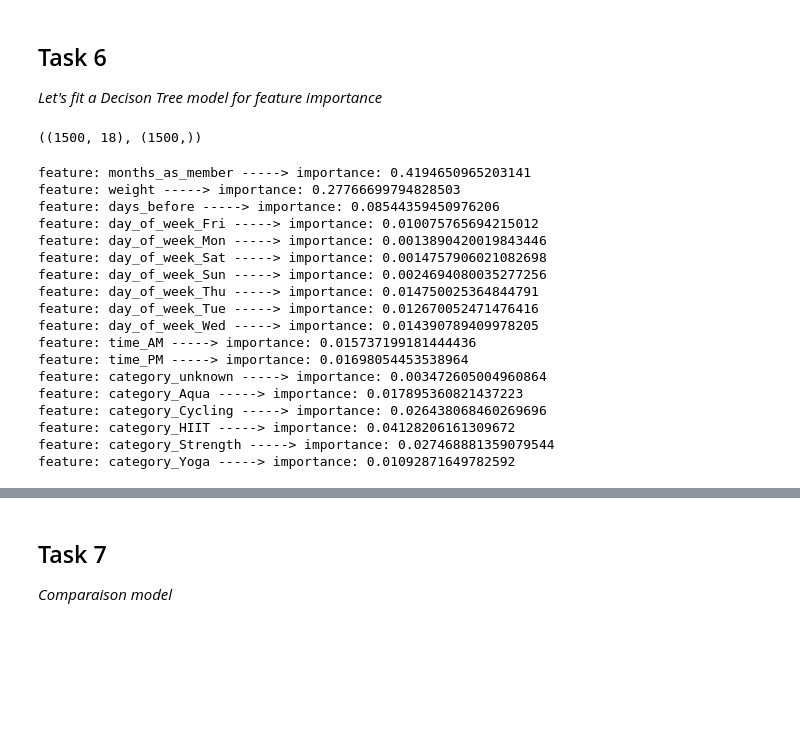
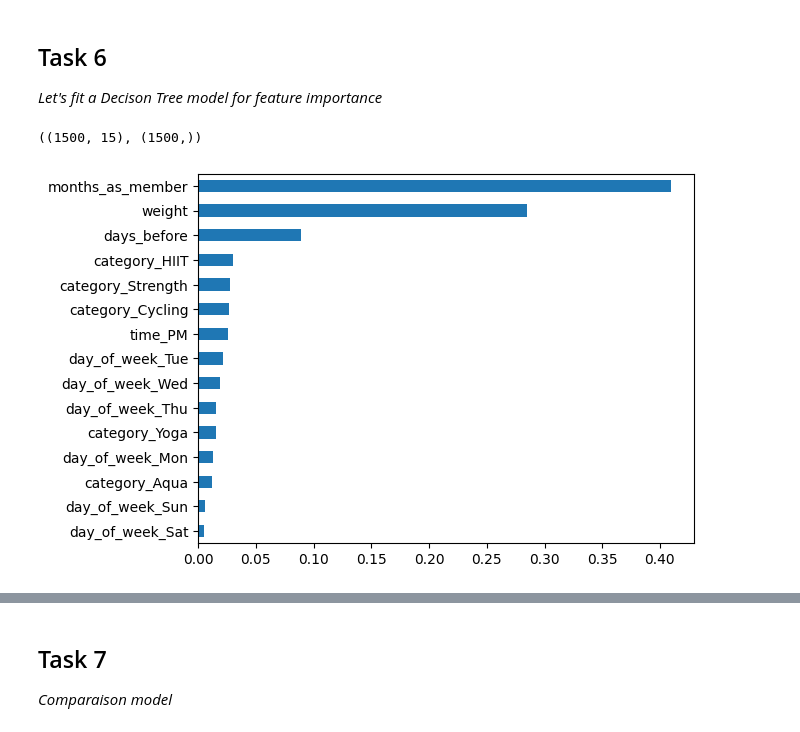
Before and after one commit to Abdoelabassi/data-science-certification-exam, a Jupyter notebook: notebook.ipynb, the cells around one changed output, grey strips where cells are left out. Cells and saved outputs as stored; diff of their text form; code cells hidden in the pictures; blank space fills up the shorter version.

```diff
--- a/notebook.ipynb
+++ b/notebook.ipynb
@@ -359,6 +358,0 @@ len(test.columns)
-# %%
-from sklearn.decomposition import PCA
-
-pca = PCA(n_components=19)
-pca.fit(test)
-#tramsformed = pca.transform(test)
@@ -400,33 +376,20 @@ y = test["attended"].values
 
 X.shape, y.shape
 # %% [output]
-((1500, 18), (1500,))
+((1500, 15), (1500,))
 # %%
 X_train, X_test, y_train, y_test = train_test_split(X,y, test_size=0.3, random_state=34)
 
 dt = DecisionTreeClassifier(criterion="gini")
 dt.fit(X_train, y_train)
+x = test.drop("attended", axis=1)
 
-importance = dt.feature_importances_
-x = test.drop("attended", axis=1)
-for feature, imp in zip(x.columns, importance):
-    print(f"feature: {feature} -----> importance: {imp}")
+
+importance_f = pd.Series(dt.feature_importances_, index=x.columns)
+
+importance_f = importance_f.sort_values()
+
+importance_f.plot(kind="barh")
+plt.show()
 # %% [output]
-feature: months_as_member -----> importance: 0.4194650965203141
-feature: weight -----> importance: 0.27766699794828503
-feature: days_before -----> importance: 0.08544359450976206
-feature: day_of_week_Fri -----> importance: 0.010075765694215012
-feature: day_of_week_Mon -----> importance: 0.0013890420019843446
-feature: day_of_week_Sat -----> importance: 0.0014757906021082698
-feature: day_of_week_Sun -----> importance: 0.0024694080035277256
-feature: day_of_week_Thu -----> importance: 0.014750025364844791
-feature: day_of_week_Tue -----> importance: 0.012670052471476416
-feature: day_of_week_Wed -----> importance: 0.014390789409978205
-feature: time_AM -----> importance: 0.015737199181444436
-feature: time_PM -----> importance: 0.01698054453538964
-feature: category_unknown -----> importance: 0.003472605004960864
-feature: category_Aqua -----> importance: 0.017895360821437223
-feature: category_Cycling -----> importance: 0.026438068460269696
-feature: category_HIIT -----> importance: 0.04128206161309672
-feature: category_Strength -----> importance: 0.027468881359079544
-feature: category_Yoga -----> importance: 0.01092871649782592
+[figure, added]
```
Also changed, not shown: parts of 13 cells of this notebook.
